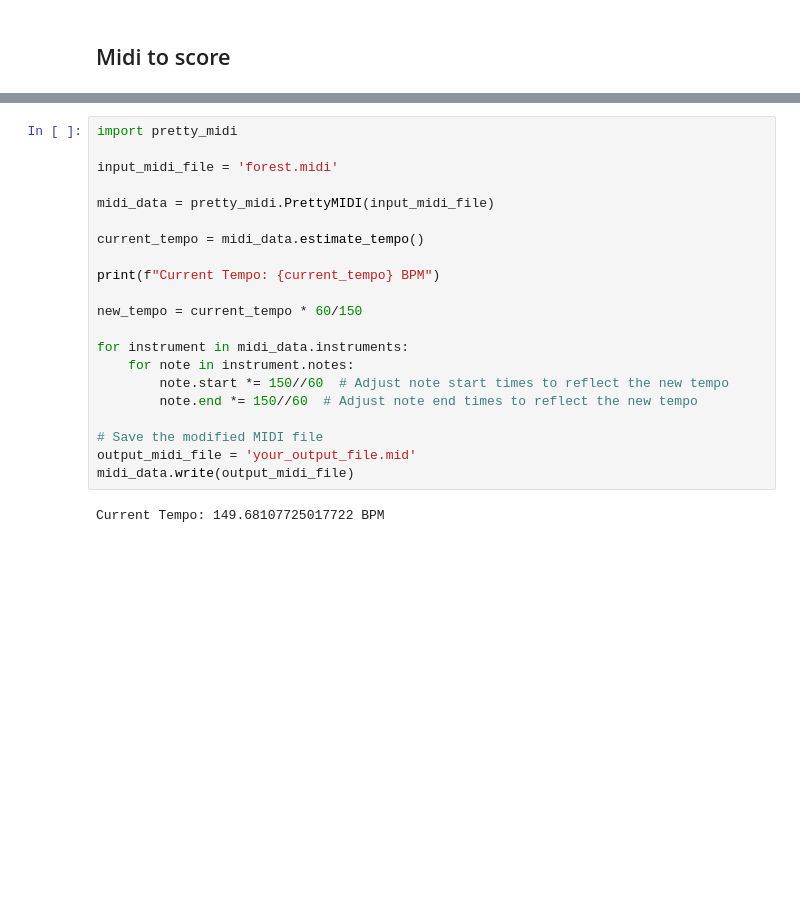
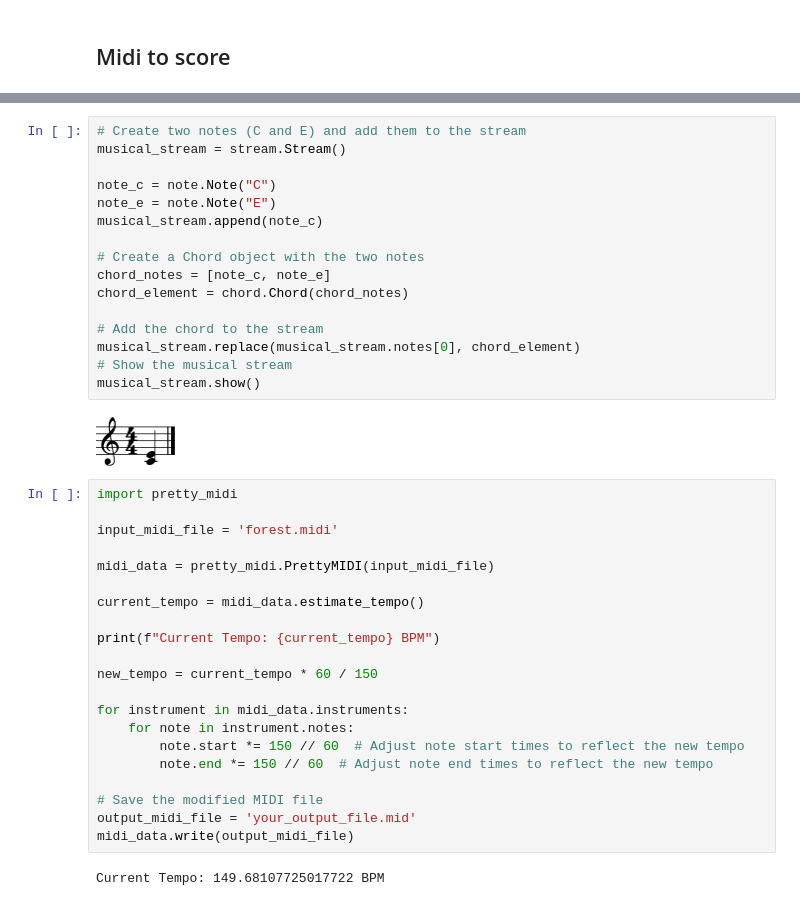
Before and after one commit to SymphonicMasks/symphonic_masks_kids, a Jupyter notebook: audio_to_midi.ipynb, the cells around one changed output, grey strips where cells are left out. Drawn from its saved outputs; the diff is of its cells as text; blank space fills up the shorter version.

```diff
--- a/audio_to_midi.ipynb
+++ b/audio_to_midi.ipynb
@@ -197,3 +271,21 @@ stream1.show()
+# %%
+# Create two notes (C and E) and add them to the stream
+musical_stream = stream.Stream()
+
+note_c = note.Note("C")
+note_e = note.Note("E")
+musical_stream.append(note_c)
+
+# Create a Chord object with the two notes
+chord_notes = [note_c, note_e]
+chord_element = chord.Chord(chord_notes)
+
+# Add the chord to the stream
+musical_stream.replace(musical_stream.notes[0], chord_element)
+# Show the musical stream
+musical_stream.show()
+# %% [output]
+[figure, added]
 # %%
 import pretty_midi
 
@@ -205,12 +297,12 @@ current_tempo = midi_data.estimate_tempo()
 
 print(f"Current Tempo: {current_tempo} BPM")
 
-new_tempo = current_tempo * 60/150
+new_tempo = current_tempo * 60 / 150
 
 for instrument in midi_data.instruments:
     for note in instrument.notes:
-        note.start *= 150//60  # Adjust note start times to reflect the new tempo
-        note.end *= 150//60  # Adjust note end times to reflect the new tempo
+        note.start *= 150 // 60  # Adjust note start times to reflect the new tempo
+        note.end *= 150 // 60  # Adjust note end times to reflect the new tempo
 
 # Save the modified MIDI file
 output_midi_file = 'your_output_file.mid'
```
Also changed, not shown: parts of 16 cells of this notebook.
